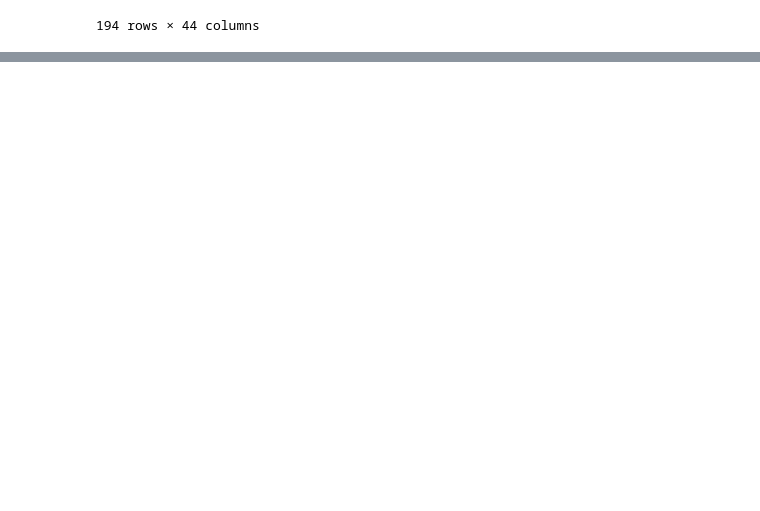
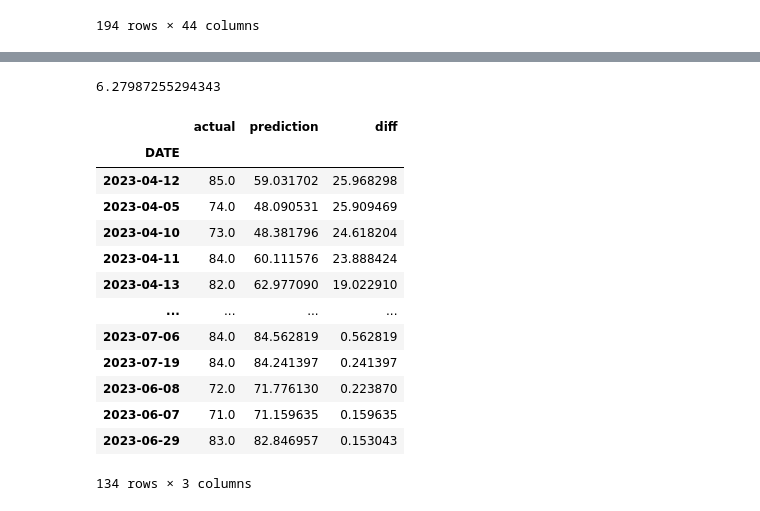
Before and after one commit to IDRISSI-Karim/Weather_Prediction, a Jupyter notebook: model/training.ipynb, the cells around one changed output, grey strips where cells are left out. Drawn from its saved outputs; the diff is of its cells as text; code cells hidden in the pictures; blank space fills up the shorter version.

```diff
--- a/model/training.ipynb
+++ b/model/training.ipynb
@@ -390,2 +392,4 @@ weather
+# %%
+predictors = weather.columns[~weather.columns.isin(["target", "name", "station"])]
 # %%
-predictors = weather
+predictors
@@ -391,0 +409,25 @@ predictors = weather
+# %%
+weather = weather.fillna(0)
+# %%
+predictions = backtest(weather, rr, predictors)
+# %%
+mean_absolute_error(predictions["actual"], predictions["prediction"])
+# %% [output]
+6.27987255294343
+# %%
+predictions.sort_values("diff", ascending=False)
+# %% [output]
+|  | actual | prediction | diff |
+| DATE |  |  |  |
+| 2023-04-12 | 85.0 | 59.031702 | 25.968298 |
+| 2023-04-05 | 74.0 | 48.090531 | 25.909469 |
+| 2023-04-10 | 73.0 | 48.381796 | 24.618204 |
+| 2023-04-11 | 84.0 | 60.111576 | 23.888424 |
+| 2023-04-13 | 82.0 | 62.977090 | 19.022910 |
+| ... | ... | ... | ... |
+| 2023-07-06 | 84.0 | 84.562819 | 0.562819 |
+| 2023-07-19 | 84.0 | 84.241397 | 0.241397 |
+| 2023-06-08 | 72.0 | 71.776130 | 0.223870 |
+| 2023-06-07 | 71.0 | 71.159635 | 0.159635 |
+| 2023-06-29 | 83.0 | 82.846957 | 0.153043 |
+134 rows × 3 columns
```
Also changed, not shown: parts of 3 cells of this notebook.
